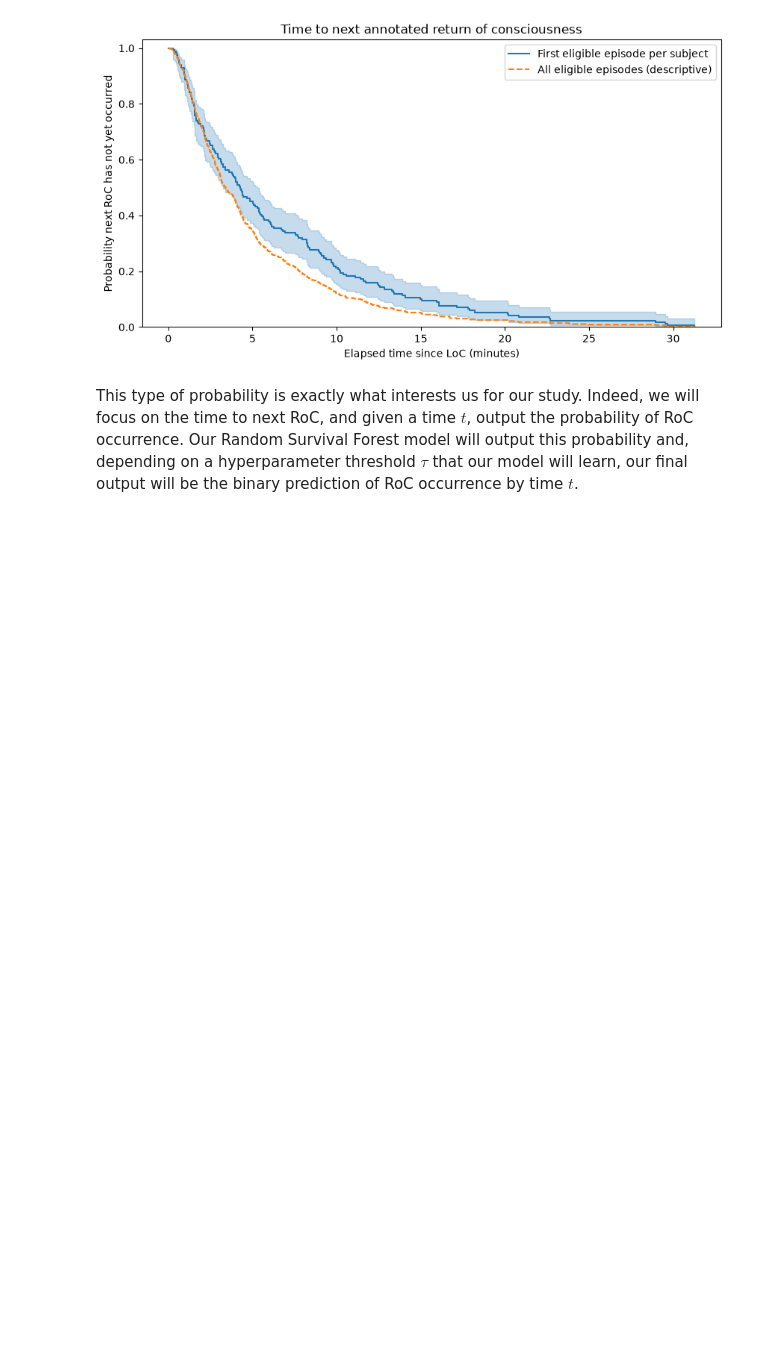
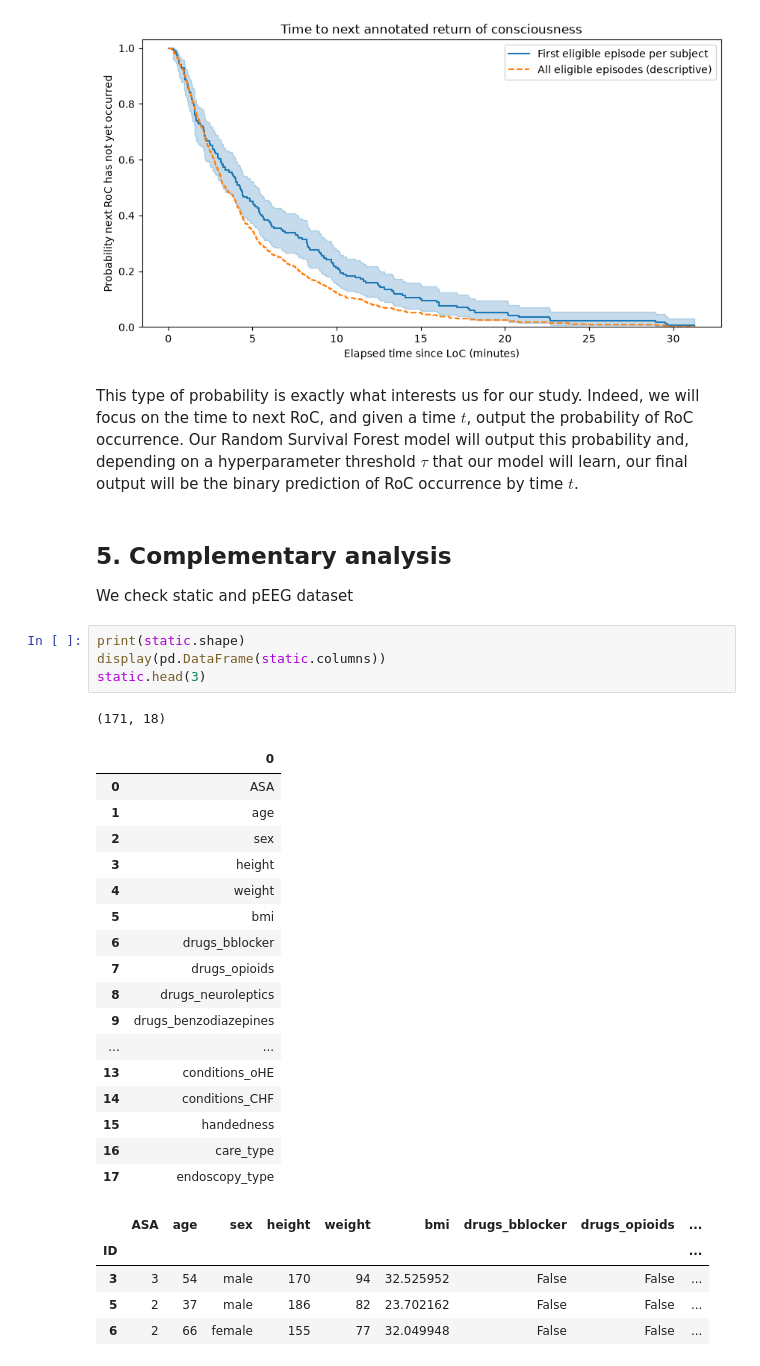
Before and after one commit to pippolin0/EPFL-ICUcockpit, a Jupyter notebook: src/data_analysis/exploratory_analysis.ipynb, the cells around one changed output. Drawn from its saved outputs; the diff is of its cells as text; blank space fills up the shorter version.

```diff
--- a/src/data_analysis/exploratory_analysis.ipynb
+++ b/src/data_analysis/exploratory_analysis.ipynb
@@ -499,3 +499,34 @@ plt.show()
 [figure]
 # %% [markdown]
 This type of probability is exactly what interests us for our study. Indeed, we will focus on the time to next RoC, and given a time $t$, output the probability of RoC occurrence. Our Random Survival Forest model will output this probability and, depending on a hyperparameter threshold $\tau$ that our model will learn, our final output will be the binary prediction of RoC occurrence by time $t$.
+# %% [markdown]
+## 5. Complementary analysis
+We check static and pEEG dataset
+# %%
+print(static.shape)
+display(pd.DataFrame(static.columns))
+static.head(3)
+# %% [output]
+(171, 18)
+|  | 0 |
+| 0 | ASA |
+| 1 | age |
+| 2 | sex |
+| 3 | height |
+| 4 | weight |
+| 5 | bmi |
+| 6 | drugs_bblocker |
+| 7 | drugs_opioids |
+| 8 | drugs_neuroleptics |
+| 9 | drugs_benzodiazepines |
+| ... | ... |
+| 13 | conditions_oHE |
+| 14 | conditions_CHF |
+| 15 | handedness |
+| 16 | care_type |
+| 17 | endoscopy_type |
+|  | ASA | age | sex | height | weight | bmi | drugs_bblocker | drugs_opioids | ... |
+| ID |  |  |  |  |  |  |  |  | ... |
+| 3 | 3 | 54 | male | 170 | 94 | 32.525952 | False | False | ... |
+| 5 | 2 | 37 | male | 186 | 82 | 23.702162 | False | False | ... |
+| 6 | 2 | 66 | female | 155 | 77 | 32.049948 | False | False | ... |
```
Also changed, not shown: parts of 4 cells of this notebook.
